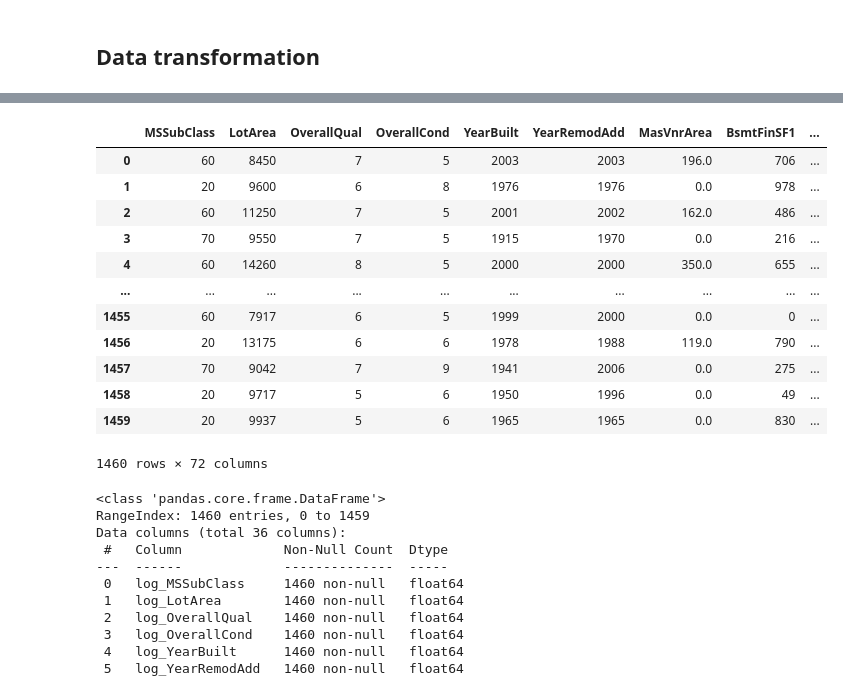
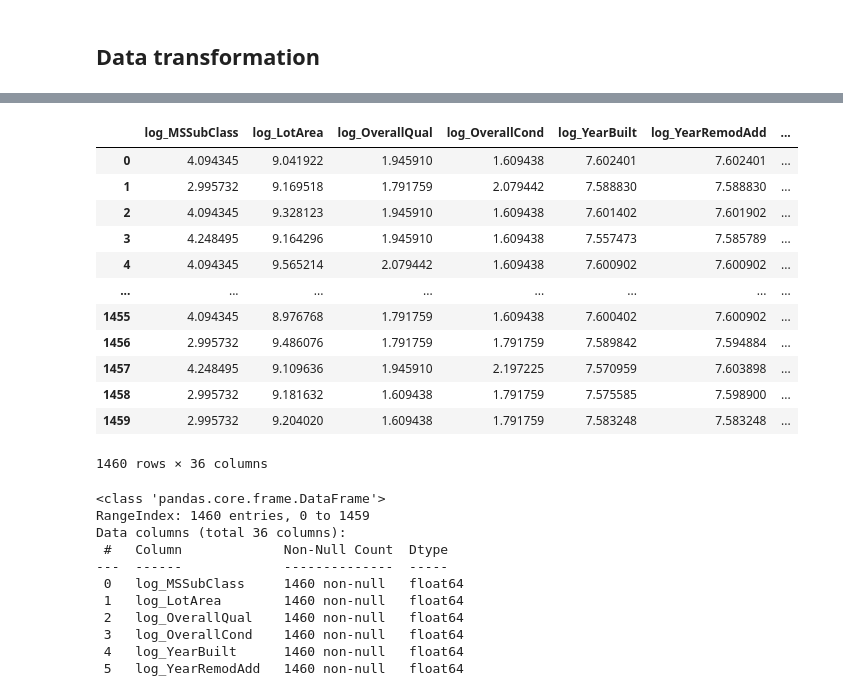
Before and after one commit to marcodeamicis/house_prices_regression, a Jupyter notebook: notebooks/1_initial_data_exploration_amicis.ipynb, the cells around one changed output, grey strips where cells are left out. Cells and saved outputs as stored; diff of their text form; code cells hidden in the pictures.

Commit message:
🚧 WIP: working on data prep.

```diff
--- a/notebooks/1_initial_data_exploration_amicis.ipynb
+++ b/notebooks/1_initial_data_exploration_amicis.ipynb
@@ -478,22 +496,24 @@ fig.show()
 # %%
+df_num_log = pd.DataFrame()
+
 for c in df_num.columns:
     if df_num[c].min() <= 0:
-        df_num['log_'+c] = np.log(df_num[c] + 1)
+        df_num_log['log_'+c] = np.log(df_num[c] + 1)
     else:
-        df_num['log_'+c] = np.log(df_num[c])
+        df_num_log['log_'+c] = np.log(df_num[c])
 
-df_num
+df_num_log
 # %% [output]
-|  | MSSubClass | LotArea | OverallQual | OverallCond | YearBuilt | YearRemodAdd | MasVnrArea | BsmtFinSF1 | ... |
-| 0 | 60 | 8450 | 7 | 5 | 2003 | 2003 | 196.0 | 706 | ... |
-| 1 | 20 | 9600 | 6 | 8 | 1976 | 1976 | 0.0 | 978 | ... |
-| 2 | 60 | 11250 | 7 | 5 | 2001 | 2002 | 162.0 | 486 | ... |
-| 3 | 70 | 9550 | 7 | 5 | 1915 | 1970 | 0.0 | 216 | ... |
-| 4 | 60 | 14260 | 8 | 5 | 2000 | 2000 | 350.0 | 655 | ... |
-| ... | ... | ... | ... | ... | ... | ... | ... | ... | ... |
-| 1455 | 60 | 7917 | 6 | 5 | 1999 | 2000 | 0.0 | 0 | ... |
-| 1456 | 20 | 13175 | 6 | 6 | 1978 | 1988 | 119.0 | 790 | ... |
-| 1457 | 70 | 9042 | 7 | 9 | 1941 | 2006 | 0.0 | 275 | ... |
-| 1458 | 20 | 9717 | 5 | 6 | 1950 | 1996 | 0.0 | 49 | ... |
-| 1459 | 20 | 9937 | 5 | 6 | 1965 | 1965 | 0.0 | 830 | ... |
+|  | log_MSSubClass | log_LotArea | log_OverallQual | log_OverallCond | log_YearBuilt | log_YearRemodAdd | ... |
+| 0 | 4.094345 | 9.041922 | 1.945910 | 1.609438 | 7.602401 | 7.602401 | ... |
+| 1 | 2.995732 | 9.169518 | 1.791759 | 2.079442 | 7.588830 | 7.588830 | ... |
+| 2 | 4.094345 | 9.328123 | 1.945910 | 1.609438 | 7.601402 | 7.601902 | ... |
+| 3 | 4.248495 | 9.164296 | 1.945910 | 1.609438 | 7.557473 | 7.585789 | ... |
+| 4 | 4.094345 | 9.565214 | 2.079442 | 1.609438 | 7.600902 | 7.600902 | ... |
+| ... | ... | ... | ... | ... | ... | ... | ... |
+| 1455 | 4.094345 | 8.976768 | 1.791759 | 1.609438 | 7.600402 | 7.600902 | ... |
+| 1456 | 2.995732 | 9.486076 | 1.791759 | 1.791759 | 7.589842 | 7.594884 | ... |
+| 1457 | 4.248495 | 9.109636 | 1.945910 | 2.197225 | 7.570959 | 7.603898 | ... |
+| 1458 | 2.995732 | 9.181632 | 1.609438 | 1.791759 | 7.575585 | 7.598900 | ... |
+| 1459 | 2.995732 | 9.204020 | 1.609438 | 1.791759 | 7.583248 | 7.583248 | ... |
-1460 rows × 72 columns
+1460 rows × 36 columns
```
Also changed, not shown: parts of 10 cells of this notebook, 1 other file.
